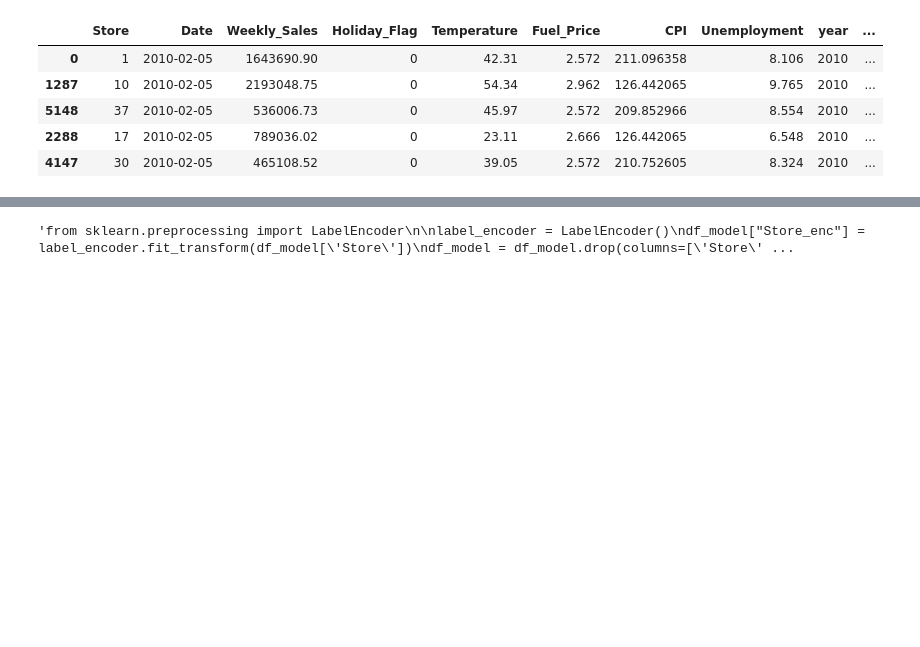
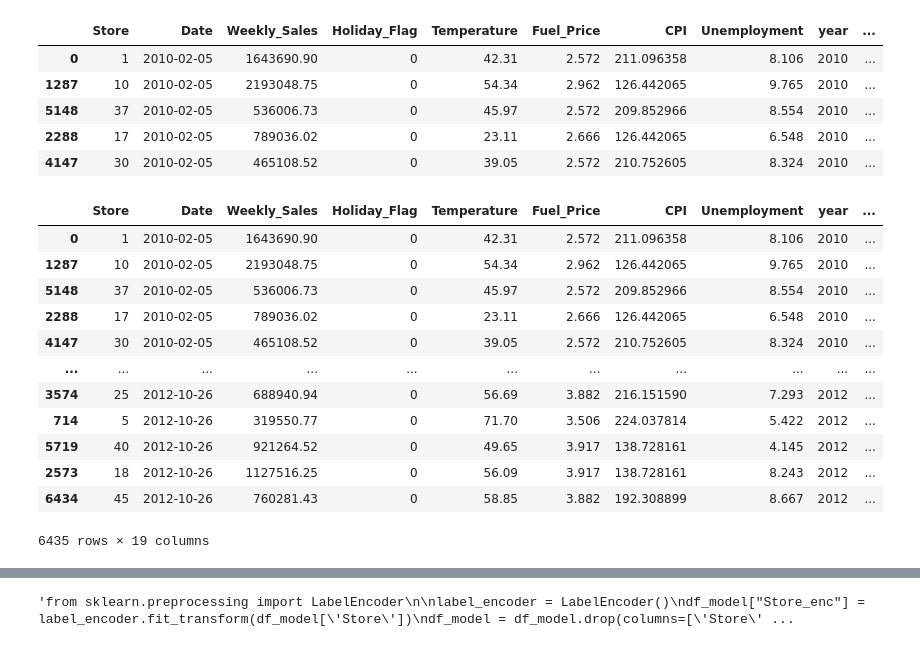
Before and after one commit to Skywalker1080/Walmart-Weekly-Sales, a Jupyter notebook: notebooks/feature_engineering.ipynb, the cells around one changed output, grey strips where cells are left out. Drawn from its saved outputs; the diff is of its cells as text; code cells hidden in the pictures; blank space fills up the shorter version.

```diff
--- a/notebooks/feature_engineering.ipynb
+++ b/notebooks/feature_engineering.ipynb
@@ -64,0 +75,16 @@ Shape after feature creation: (6435, 17)
+# %%
+df_model
+# %% [output]
+|  | Store | Date | Weekly_Sales | Holiday_Flag | Temperature | Fuel_Price | CPI | Unemployment | year | ... |
+| 0 | 1 | 2010-02-05 | 1643690.90 | 0 | 42.31 | 2.572 | 211.096358 | 8.106 | 2010 | ... |
+| 1287 | 10 | 2010-02-05 | 2193048.75 | 0 | 54.34 | 2.962 | 126.442065 | 9.765 | 2010 | ... |
+| 5148 | 37 | 2010-02-05 | 536006.73 | 0 | 45.97 | 2.572 | 209.852966 | 8.554 | 2010 | ... |
+| 2288 | 17 | 2010-02-05 | 789036.02 | 0 | 23.11 | 2.666 | 126.442065 | 6.548 | 2010 | ... |
+| 4147 | 30 | 2010-02-05 | 465108.52 | 0 | 39.05 | 2.572 | 210.752605 | 8.324 | 2010 | ... |
+| ... | ... | ... | ... | ... | ... | ... | ... | ... | ... | ... |
+| 3574 | 25 | 2012-10-26 | 688940.94 | 0 | 56.69 | 3.882 | 216.151590 | 7.293 | 2012 | ... |
+| 714 | 5 | 2012-10-26 | 319550.77 | 0 | 71.70 | 3.506 | 224.037814 | 5.422 | 2012 | ... |
+| 5719 | 40 | 2012-10-26 | 921264.52 | 0 | 49.65 | 3.917 | 138.728161 | 4.145 | 2012 | ... |
+| 2573 | 18 | 2012-10-26 | 1127516.25 | 0 | 56.09 | 3.917 | 138.728161 | 8.243 | 2012 | ... |
+| 6434 | 45 | 2012-10-26 | 760281.43 | 0 | 58.85 | 3.882 | 192.308899 | 8.667 | 2012 | ... |
+6435 rows × 19 columns
```
Also changed, not shown: parts of 7 cells of this notebook, 14 other files.
